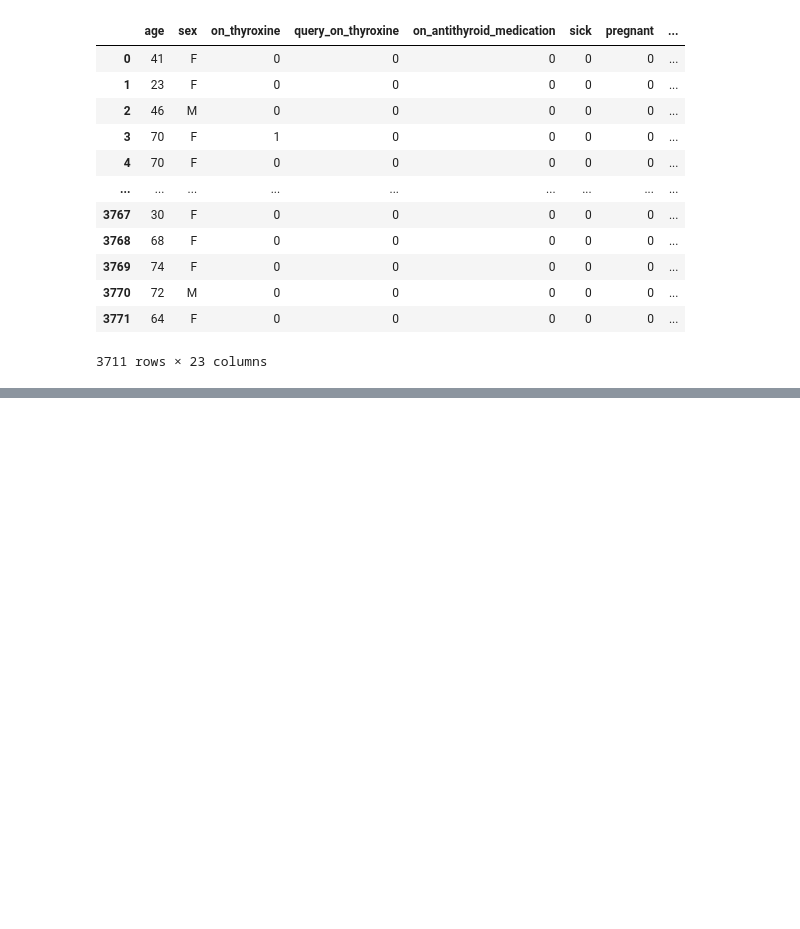
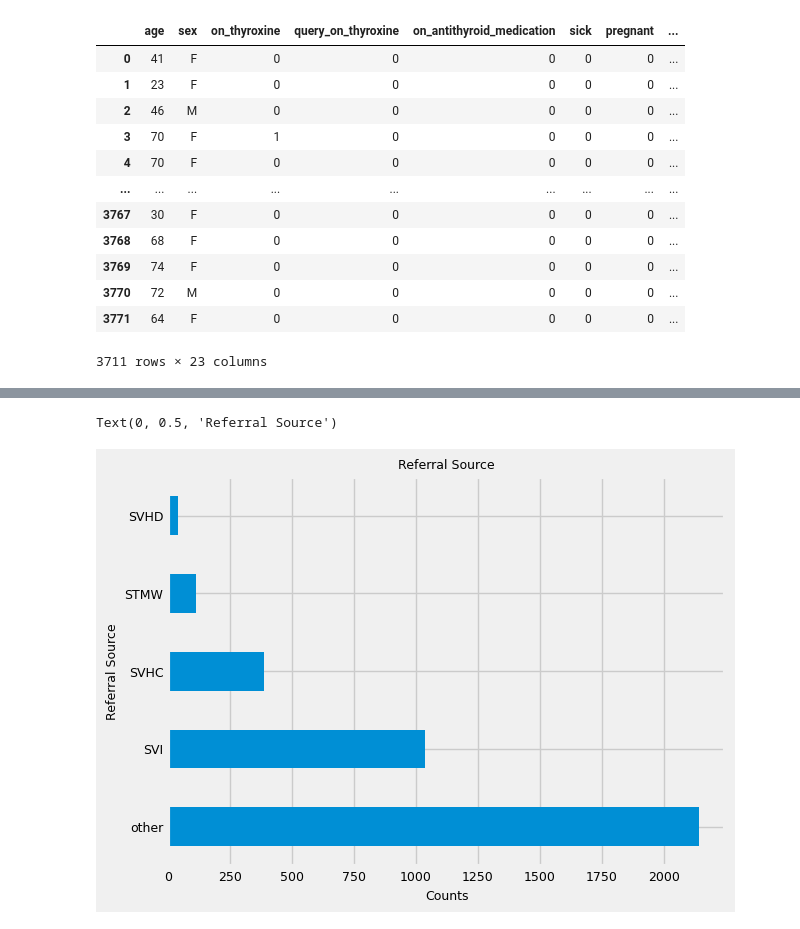
Before and after one commit to gopipandit/ThyroidData_Model, a Jupyter notebook: notebook.ipynb, the cells around one changed output, grey strips where cells are left out. Cells and saved outputs as stored; diff of their text form; code cells hidden in the pictures; blank space fills up the shorter version.

```diff
--- a/notebook.ipynb
+++ b/notebook.ipynb
@@ -230,0 +252,9 @@ df
+# %%
+# 'binaryClass' is out outcome variable
+df['referral_source'].value_counts().plot(kind= 'barh', fontsize= 9)
+plt.title('Referral Source',fontsize = 9)
+plt.xlabel('Counts',fontsize = 9)
+plt.ylabel('Referral Source', fontsize = 9)
+# %% [output]
+Text(0, 0.5, 'Referral Source')
+[figure, added]
```
Also changed, not shown: parts of 6 cells of this notebook.
